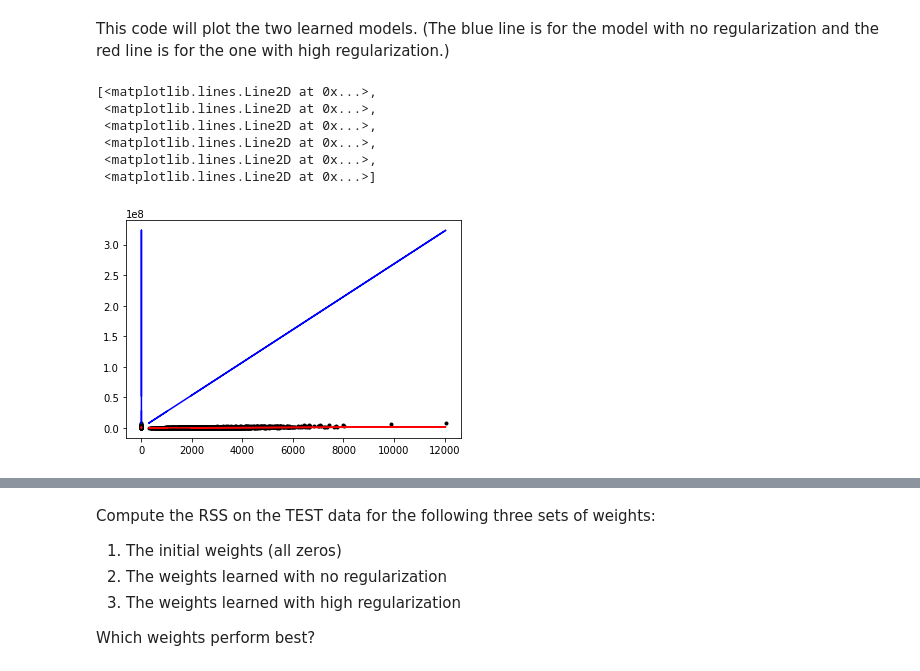
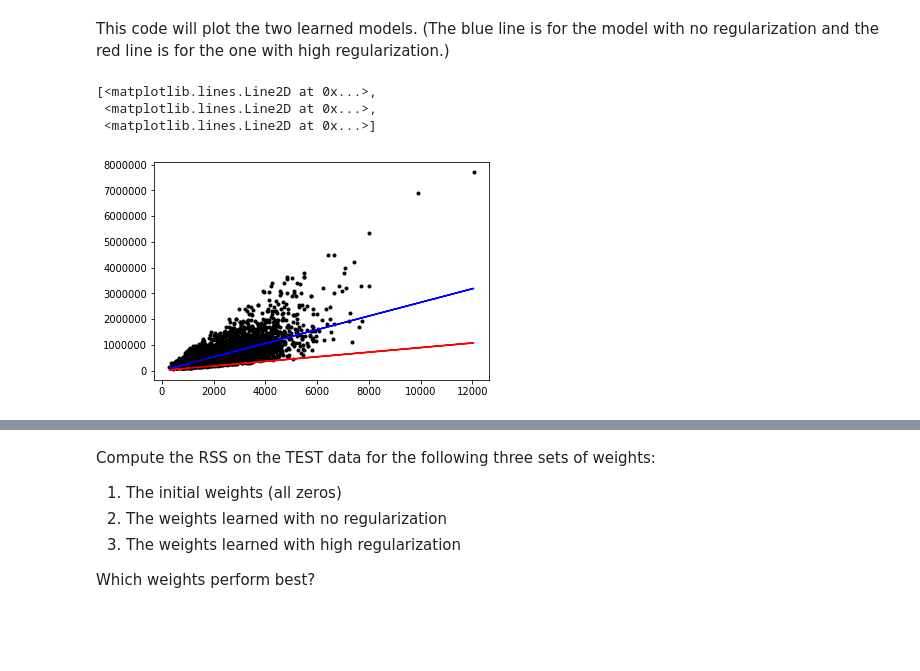
Before and after one commit to manjeet87/MachineLearning_Coursera, a Jupyter notebook: Regression/Week4/week-4-ridge-regression-assignment-2-blank.ipynb, the cells around one changed output, grey strips where cells are left out. Saved outputs shown, nothing was run; the diff lists cells and outputs as text; code cells hidden in the pictures; blank space fills up the shorter version.

```diff
--- a/Regression/Week4/week-4-ridge-regression-assignment-2-blank.ipynb
+++ b/Regression/Week4/week-4-ridge-regression-assignment-2-blank.ipynb
@@ -58,7 +58,7 @@ def get_numpy_data(data, features, output):
 Also, copy and paste the `predict_output()` function to compute the predictions for an entire matrix of features given the matrix and the weights:
 # %%
 def predict_output(feature_matrix, weights):
-    predictions = np.matmul(feature_matrix, weights)
+    predictions = np.dot(feature_matrix, weights)
     return predictions
 # %% [markdown]
 # Computing the Derivative
@@ -204,11 +206,13 @@ With this in mind, complete the following gradient descent function below using
 # %%
 def ridge_regression_gradient_descent(feature_matrix, output, initial_weights, step_size, l2_penalty, max_iterations=100):
     print ('Starting gradient descent with l2_penalty = ' + str(l2_penalty))
+    cost_array = []
 
     weights = np.array(initial_weights) # make sure it's a numpy array
     iteration = 0 # iteration counter
     print_frequency = 1  # for adjusting frequency of debugging output
 
+    gradient_deriv = []
     #while not reached maximum number of iterations:
     while(iteration < max_iterations):
         iteration += 1  # increment iteration counter
@@ -228,25 +232,52 @@ def ridge_regression_gradient_descent(feature_matrix, output, initial_weights, s
         # compute the errors as predictions - output
         error = output - predictions
 
+        # compute the cost and adding to list
+        cost = np.dot(error,error) + l2_penalty*(np.dot(weights,weights) - weights[0]**2)
+        cost_array.append(cost)
+
         # from time to time, print the value of the cost function
         if iteration%print_frequency==0:
             print ('Cost function = ', str(np.dot(error,error) + l2_penalty*(np.dot(weights,weights) - weights[0]**2)))
         #print("Len: ", len(weights))
+        gradient_sumofsquare = 0
         for i in range(len(weights)): # loop over each weight
             # Recall that feature_matrix[:,i] is the feature column associated with weights[i]
             # compute the derivative for weight[i].
             #(Remember: when i=0, you are computing the derivative of the constant!)
             if i == 0:
                 #print ("feature: ", errors, feature_matrix)
-                derivative = 2 * step_size * sum([np.matmul(errors, feature_matrix.iloc[:,i])])
-                weights[0] -= derivative
+                derivative = 2 * np.dot(error, feature_matrix.iloc[:,i])
+                weights[0] -= step_size* derivative
 
             else:
-                weights[i] = (1 - 2* step_size *l2_penalty)*weights[i] - 2* step_size * sum([np.matmul(errors, feature_matrix.iloc[:,i])])
+                derivative = 2 *l2_penalty*weights[i] -  2 * np.dot(error, feature_matrix.iloc[:,i])
+                weights[i] = (1 - 2* step_size *l2_penalty)*weights[i] + 2* step_size * np.dot(error, feature_matrix.iloc[:,i])
             i += 1
+            gradient_sumofsquare  += derivative * derivative
+
+        gradient_deriv.append(sqrt(gradient_sumofsquare))
+        #print("**",gradient_deriv)
+        if iteration == 2:
+            sign = np.sign(np.gradient(gradient_deriv))[iteration-1]
+            print (sign)
+        if iteration >3:
+            print(np.gradient(gradient_deriv)[iteration-1], gradient_sumofsquare, iteration)
+            signnew = np.gradient(gradient_deriv)[iteration-1]/abs(np.gradient(gradient_deriv)[iteration-1])
+
+            if abs(np.gradient(gradient_deriv)[iteration-1]) < .001:
+                iteration = max_iterations
+                print("*******")
+
+            if signnew == sign:
+                sign = signnew
+            else:
+                iteration = max_iterations
 
             # subtract the step size times the derivative from the current weight
 
+    plt.plot(np.gradient(gradient_deriv))
+    #plt.xlim(0,100)
     print ('Done with gradient descent at iteration ', iteration)
     print ('Learned weights = ', str(weights))
     return weights
@@ -340,14 +382,11 @@ This code will plot the two learned models.  (The blue line is for the model wit
 # %%
 import matplotlib.pyplot as plt
 %matplotlib inline
-plt.plot(simple_feature_matrix,output,'k.',
-         simple_feature_matrix,predict_output(simple_feature_matrix, simple_weights_0_penalty),'b-',
-        simple_feature_matrix,predict_output(simple_feature_matrix, simple_weights_high_penalty),'r-')
+plt.plot(simple_feature_matrix.iloc[:,1], output,'k.',
+         simple_feature_matrix.iloc[:,1], predict_output(simple_feature_matrix, simple_weights_0_penalty),'b-',
+         simple_feature_matrix.iloc[:,1], predict_output(simple_feature_matrix, simple_weights_high_penalty),'r-')
 # %% [output]
 [<matplotlib.lines.Line2D at 0x...>,
  <matplotlib.lines.Line2D at 0x...>,
- <matplotlib.lines.Line2D at 0x...>,
- <matplotlib.lines.Line2D at 0x...>,
- <matplotlib.lines.Line2D at 0x...>,
  <matplotlib.lines.Line2D at 0x...>]
-[figure, old version]
+[figure, new version]
```
Also changed, not shown: parts of 5 cells of this notebook, 1 other file.
